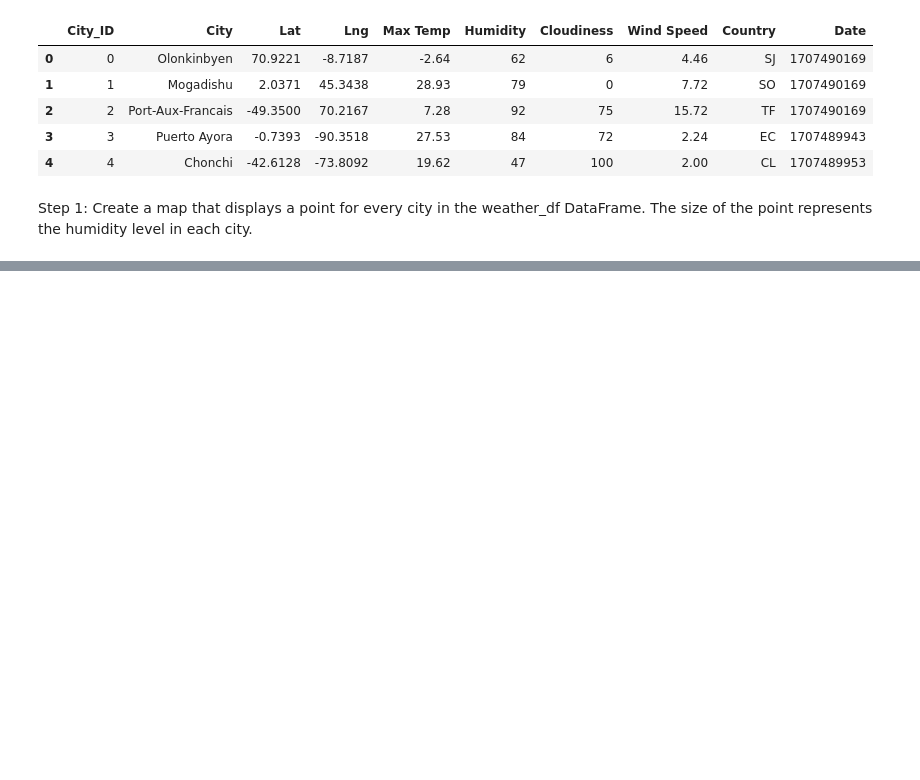
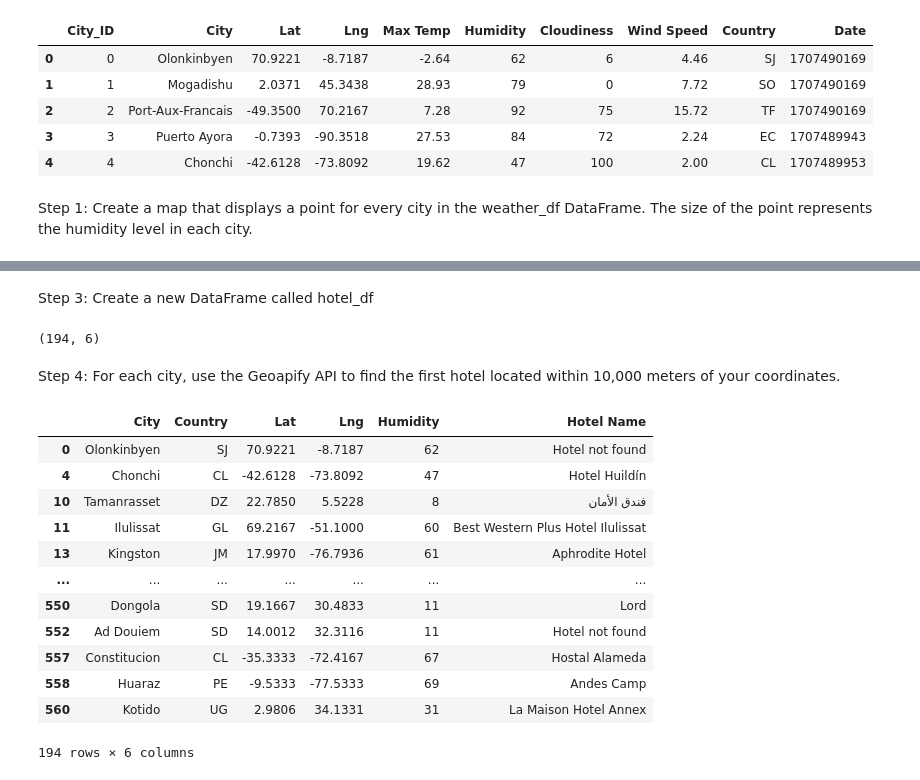
Before and after one commit to gmmarsh/python-api-challenge, a Jupyter notebook: Final Analysis/FinalVacationPy.ipynb, the cells around one changed output, grey strips where cells are left out. Drawn from its saved outputs; the diff is of its cells as text; code cells hidden in the pictures; blank space fills up the shorter version.

```diff
--- a/Final Analysis/FinalVacationPy.ipynb
+++ b/Final Analysis/FinalVacationPy.ipynb
@@ -40,0 +44,8 @@ weather_df.hvplot.points(
+# %%
+# filter the weather_df for cities with humidity levels less than 70%
+low_humidity_df = weather_df.loc[weather_df["Humidity"] < 70]
+low_humidity_df.head()
+
+# drop ay rows with NaN values
+low_humidity_df = low_humidity_df.dropna()
+low_humidity_df.head()
@@ -40,0 +59,13 @@ weather_df.hvplot.points(
+# %% [markdown]
+Step 3: Create a new DataFrame called hotel_df
+# %%
+# use the Pandas copy function to create a DataFrame called hotel_df to store the city, country, coordinates and humidity
+hotel_df = low_humidity_df[["City", "Country", "Lat", "Lng", "Humidity"]].copy()
+
+# add a new column to the hotel_df called "Hotel Name"
+hotel_df["Hotel Name"] = ""
+hotel_df.shape
+# %% [output]
+(194, 6)
+# %% [markdown]
+Step 4: For each city, use the Geoapify API to find the first hotel located within 10,000 meters of your coordinates.
@@ -40,0 +95,42 @@ weather_df.hvplot.points(
+# %%
+# Run request
+response = requests.get(base_url, params=params).json()
+
+# Print the json (pretty printed)
+#print(json.dumps(response, indent=4, sort_keys=True))
+# %%
+# iterate through the hotel_df and retrieve the hotel name for each city
+for index, row in hotel_df.iterrows():
+    # get the latitude and longitude
+    lat = row["Lat"]
+    lng = row["Lng"]
+
+    # add the latitude and longitude to the parameters dictionary
+    params["filter"] = f"circle:{lng},{lat},10000"
+    params["bias"] = f"proximity:{lng},{lat}"
+
+    # run the request
+    response = requests.get(base_url, params=params).json()
+
+    # get the hotel name from the response
+    try:
+        hotel_df.loc[index, "Hotel Name"] = response["features"][0]["properties"]["name"]
+    except (IndexError, KeyError):
+        hotel_df.loc[index, "Hotel Name"] = "Hotel not found"
+
+# display the hotel_df
+hotel_df
+# %% [output]
+|  | City | Country | Lat | Lng | Humidity | Hotel Name |
+| 0 | Olonkinbyen | SJ | 70.9221 | -8.7187 | 62 | Hotel not found |
+| 4 | Chonchi | CL | -42.6128 | -73.8092 | 47 | Hotel Huildín |
+| 10 | Tamanrasset | DZ | 22.7850 | 5.5228 | 8 | فندق الأمان |
+| 11 | Ilulissat | GL | 69.2167 | -51.1000 | 60 | Best Western Plus Hotel Ilulissat |
+| 13 | Kingston | JM | 17.9970 | -76.7936 | 61 | Aphrodite Hotel |
+| ... | ... | ... | ... | ... | ... | ... |
+| 550 | Dongola | SD | 19.1667 | 30.4833 | 11 | Lord |
+| 552 | Ad Douiem | SD | 14.0012 | 32.3116 | 11 | Hotel not found |
+| 557 | Constitucion | CL | -35.3333 | -72.4167 | 67 | Hostal Alameda |
+| 558 | Huaraz | PE | -9.5333 | -77.5333 | 69 | Andes Camp |
+| 560 | Kotido | UG | 2.9806 | 34.1331 | 31 | La Maison Hotel Annex |
+194 rows × 6 columns
```
Also changed, not shown: parts of 4 cells of this notebook, 1 other file.
